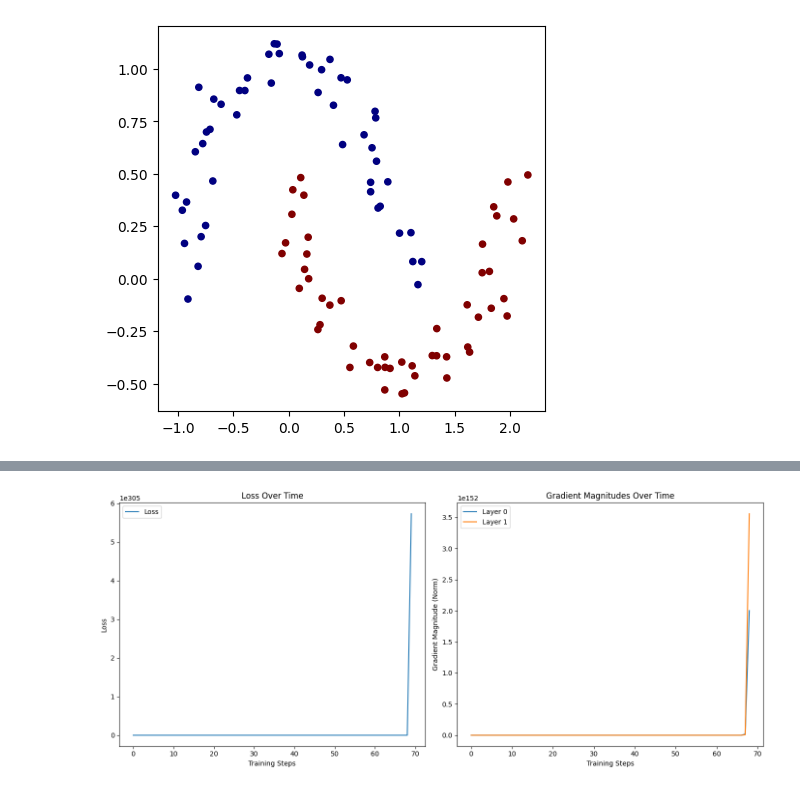
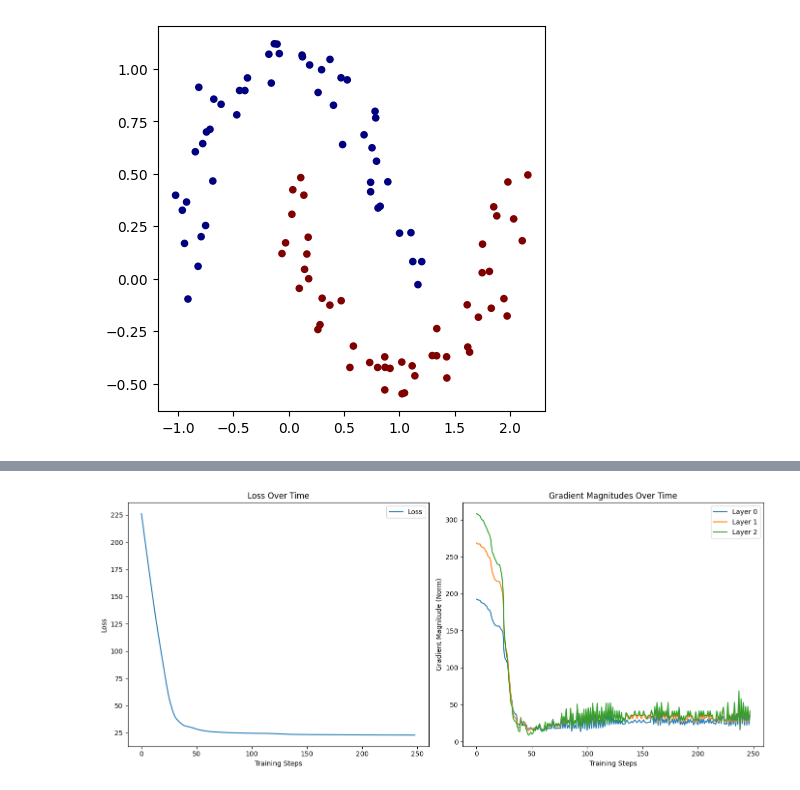
Before and after one commit to RaidOuahioune/matrixgrad, a Jupyter notebook: demo.ipynb, the cells around one changed output, grey strips where cells are left out. Drawn from its saved outputs; the diff is of its cells as text; code cells hidden in the pictures.

```diff
--- a/demo.ipynb
+++ b/demo.ipynb
@@ -22,4 +22,5 @@ plt.scatter(X[:, 0], X[:, 1], c=y, s=20, cmap="jet")
 [figure]
 # %%
 # initialize a model
-model = MLP( [2,16],1)  # 2-layer neural network
+model = MLP( [2,64,32],1)  # 2-layer neural network
+model(X[0])
@@ -71,22 +84,44 @@ import matplotlib.pyplot as plt
 gradient_magnitudes = {name: [] for name, _ in enumerate(model.parameters())}
 losses = []
 
-t = 100
+# Early stopping settings
+patience = 10  # Number of steps with no improvement before stopping
+best_loss = float("inf")  # Start with infinity as the best loss
+patience_counter = 0  # Counter to keep track of no improvement
+early_stopping = False  # Flag for early stopping
+
+t = 10000  # Total training steps
+
 for k in range(t):
 
     # Forward pass
-    total_loss, acc,scores = loss()
+    total_loss, acc, scores = loss()
 
+    # Track the loss value
+    current_loss = total_loss.data[0][0]
+    losses.append(current_loss)
 
+    # Early stopping logic
+    if current_loss < best_loss:
+        best_loss = current_loss  # Update the best loss
+        patience_counter = 0  # Reset the patience counter
+    else:
+        patience_counter += 1  # Increment if no improvement
+
+    # Stop training if no improvement for `patience` steps
+    if patience_counter >= patience:
+        print(f"Early stopping at step {k}, no improvement for {patience} steps.")
+        early_stopping = True
+        break
+
+    # Learning rate schedule
+    learning_rate = 0.01 - 0.001 * k / t
+
+    # Zero out gradients before backward pass
     model.zero_grad()
+
     # Backward pass
     total_loss.backward()
-
-    # Track the loss value
-    losses.append(total_loss.data[0][0])
-
-    # Learning rate schedule
-    learning_rate = 0.1 - 0.001 * k / t
 
     # Update parameters using SGD and track gradient norms
     for i, p in enumerate(model.parameters()):
@@ -94,12 +129,16 @@ for k in range(t):
         grad_norm = np.linalg.norm(p.grad)
         gradient_magnitudes[i].append(grad_norm)  # Track gradient norm
 
-        # SGD update step
-        p.data -= learning_rate * p.grad
+        # SGD update step with normalization of gradients
+        p.data -= (learning_rate * p.grad) / grad_norm
 
-    # Print status
-    if k % 10 == 0:  # Printing every 10 steps for brevity
+    # Print status every 100 steps
+    if k % 100 == 0:
         print(f"Step {k}, Loss: {total_loss.data}, Accuracy: {acc * 100}%")
+
+    # Break if early stopping is triggered
+    if early_stopping:
+        break
 
 # Plotting both loss and gradient magnitudes
 
@@ -136,4 +169,4 @@ Step 90, Loss: [[nan]], Accuracy: 50.0%
-[figure, old version]
+[figure, new version]
 # %%
 # visualize decision boundary
 
```
Also changed, not shown: parts of 6 cells of this notebook, 10 other files.
